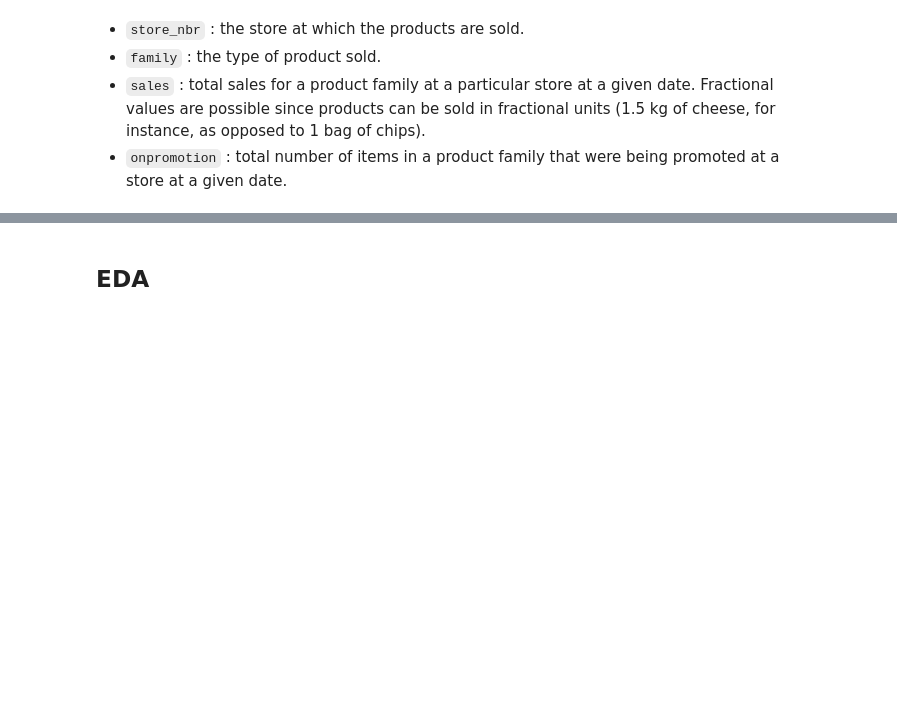
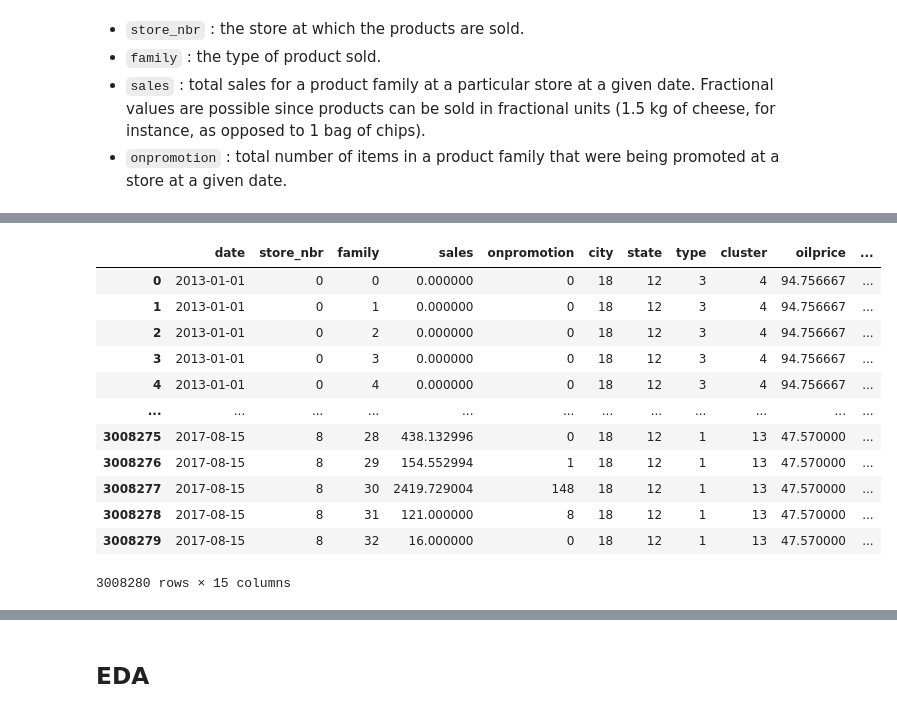
Before and after one commit to dhcryan/kaggle_challenge_, a Jupyter notebook: week4/donghun.ipynb, the cells around one changed output, grey strips where cells are left out. Saved outputs shown, nothing was run; the diff lists cells and outputs as text; code cells hidden in the pictures; blank space fills up the shorter version.

```diff
--- a/week4/donghun.ipynb
+++ b/week4/donghun.ipynb
@@ -232,0 +399,21 @@ plt.show()
+# %%
+from sklearn.preprocessing import LabelEncoder
+label_features=['family','store_nbr','type','city','state','cluster']
+for col in label_features:
+    le=LabelEncoder()
+    train_[col]=le.fit_transform(train_[col])
+train_
+# %% [output]
+|  | date | store_nbr | family | sales | onpromotion | city | state | type | cluster | oilprice | ... |
+| 0 | 2013-01-01 | 0 | 0 | 0.000000 | 0 | 18 | 12 | 3 | 4 | 94.756667 | ... |
+| 1 | 2013-01-01 | 0 | 1 | 0.000000 | 0 | 18 | 12 | 3 | 4 | 94.756667 | ... |
+| 2 | 2013-01-01 | 0 | 2 | 0.000000 | 0 | 18 | 12 | 3 | 4 | 94.756667 | ... |
+| 3 | 2013-01-01 | 0 | 3 | 0.000000 | 0 | 18 | 12 | 3 | 4 | 94.756667 | ... |
+| 4 | 2013-01-01 | 0 | 4 | 0.000000 | 0 | 18 | 12 | 3 | 4 | 94.756667 | ... |
+| ... | ... | ... | ... | ... | ... | ... | ... | ... | ... | ... | ... |
+| 3008275 | 2017-08-15 | 8 | 28 | 438.132996 | 0 | 18 | 12 | 1 | 13 | 47.570000 | ... |
+| 3008276 | 2017-08-15 | 8 | 29 | 154.552994 | 1 | 18 | 12 | 1 | 13 | 47.570000 | ... |
+| 3008277 | 2017-08-15 | 8 | 30 | 2419.729004 | 148 | 18 | 12 | 1 | 13 | 47.570000 | ... |
+| 3008278 | 2017-08-15 | 8 | 31 | 121.000000 | 8 | 18 | 12 | 1 | 13 | 47.570000 | ... |
+| 3008279 | 2017-08-15 | 8 | 32 | 16.000000 | 0 | 18 | 12 | 1 | 13 | 47.570000 | ... |
+3008280 rows × 15 columns
```
Also changed, not shown: parts of 48 cells of this notebook.
